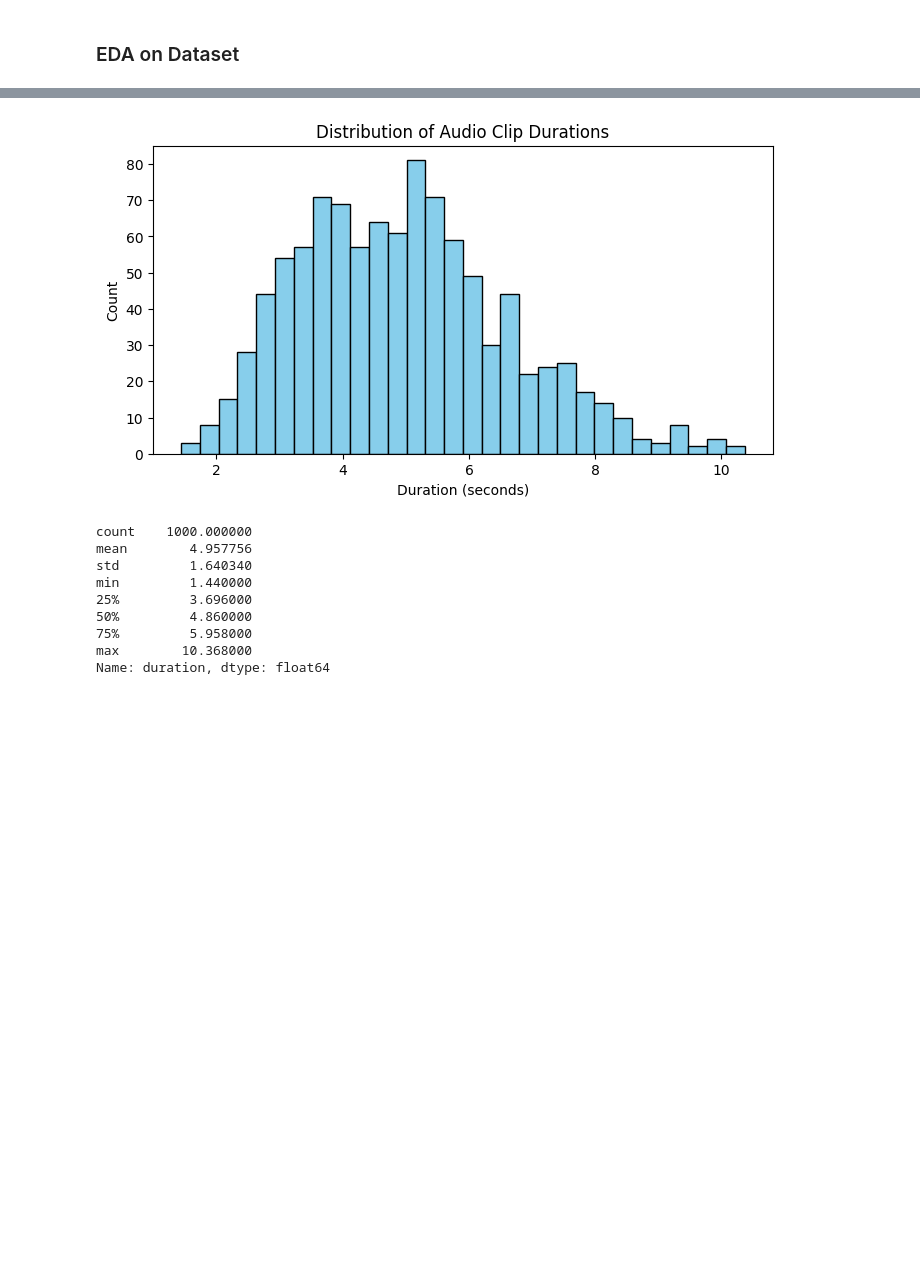
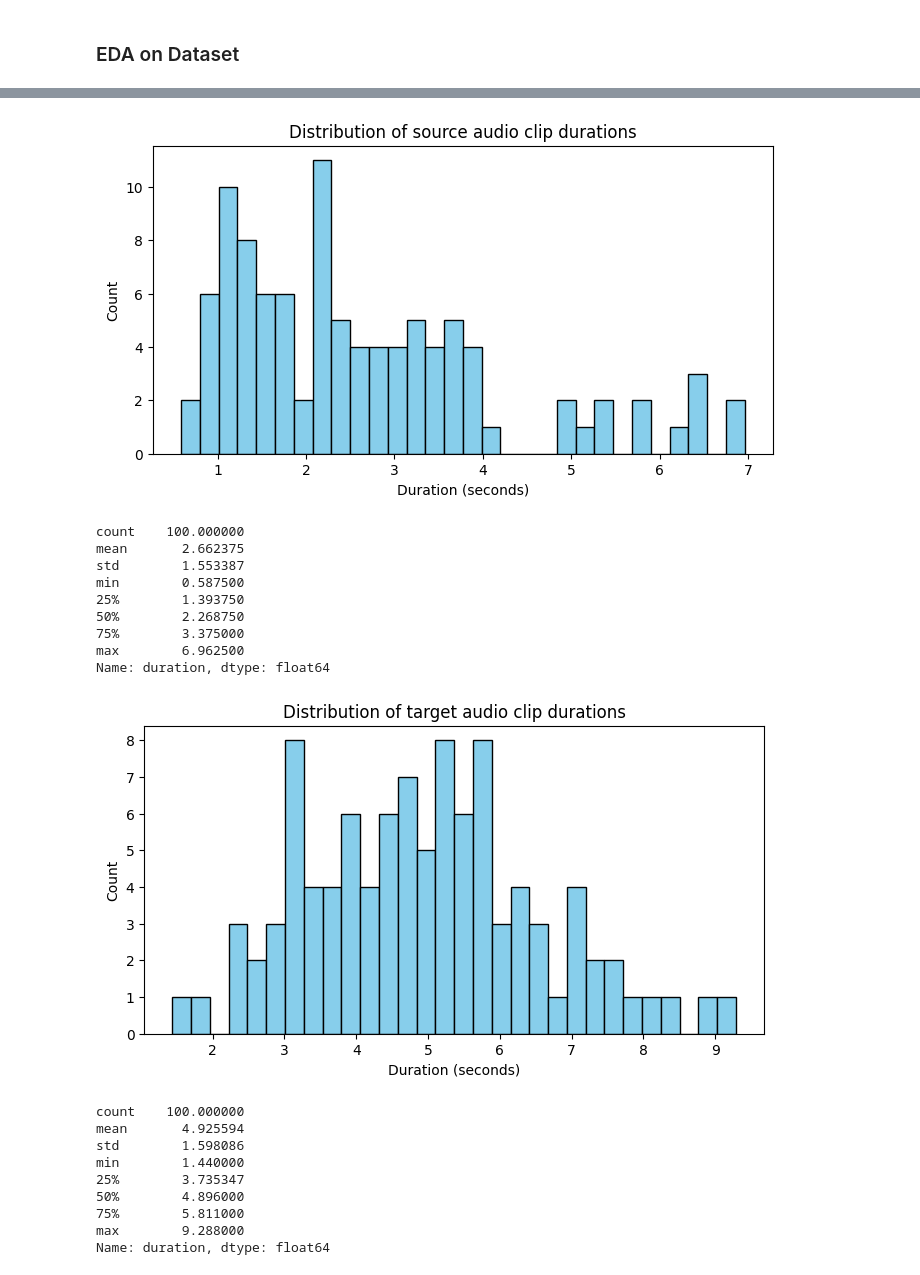
Before and after one commit to TERABYTE05/SwiftSync, a Jupyter notebook: setup_check.ipynb, the cells around one changed output, grey strips where cells are left out. Drawn from its saved outputs; the diff is of its cells as text; code cells hidden in the pictures; blank space fills up the shorter version.

```diff
--- a/setup_check.ipynb
+++ b/setup_check.ipynb
@@ -182,5 +224,7 @@ for root, dirs, files in os.walk(extract_directory):
 # %%
 # Total audio files
-audio_files = glob.glob(os.path.join(extract_directory, '**/*.mp3'), recursive = True)
-print(f'{len(audio_files)} found')
+audio_files_src = glob.glob(os.path.join(extract_directory_src, '**/*.wav'), recursive = True)
+audio_files_tgt = glob.glob(os.path.join(extract_directory_tgt, '**/*.mp3'), recursive = True)
+print(f'{len(audio_files_src)} English audio found')
+print(f'{len(audio_files_tgt)} Welsh audio found')
 # %% [output]
@@ -188,9 +233,15 @@ print(f'{len(audio_files)} found')
 # %%
 # Metadata from audio files
-metadata = []
-for audio in audio_files[:1000]:
+metadata_src, metadata_tgt = [], []
+
+for audio in audio_files_src[:100]:
   y, sr = librosa.load(audio, sr = None)
   duration = librosa.get_duration(y=y, sr=sr)
-  metadata.append({'path': audio, 'duration': duration, 'sr' : sr})
-df = pd.DataFrame(metadata)
-df.head()
+  metadata_src.append({'path': audio, 'duration': duration, 'sr' : sr})
+source = pd.DataFrame(metadata_src)
+
+for audio in audio_files_tgt[:100]:
+  y, sr = librosa.load(audio, sr = None)
+  duration = librosa.get_duration(y=y, sr=sr)
+  metadata_tgt.append({'path': audio, 'duration': duration, 'sr' : sr})
+target = pd.DataFrame(metadata_tgt)
@@ -204,20 +264,38 @@ df.head()
 # %%
 # Duration distribution
 plt.figure(figsize=(8, 4))
-plt.hist(df['duration'], bins=30, color='skyblue', edgecolor='black')
+plt.hist(source['duration'], bins=30, color='skyblue', edgecolor='black')
 plt.xlabel("Duration (seconds)")
 plt.ylabel("Count")
-plt.title("Distribution of Audio Clip Durations")
+plt.title("Distribution of source audio clip durations")
 plt.show()
-print(df['duration'].describe())
+print(source['duration'].describe())
+
+plt.figure(figsize=(8, 4))
+plt.hist(target['duration'], bins=30, color='skyblue', edgecolor='black')
+plt.xlabel("Duration (seconds)")
+plt.ylabel("Count")
+plt.title("Distribution of target audio clip durations")
+plt.show()
+print(target['duration'].describe())
 # %% [output]
-[figure, old version]
+[figure, new version]
-count    1000.000000
-mean        4.957756
-std         1.640340
-min         1.440000
-25%         3.696000
-50%         4.860000
-75%         5.958000
-max        10.368000
+count    100.000000
+mean       2.662375
+std        1.553387
+min        0.587500
+25%        1.393750
+50%        2.268750
+75%        3.375000
+max        6.962500
 Name: duration, dtype: float64
+[figure, added]
+count    100.000000
+mean       4.925594
+std        1.598086
+min        1.440000
+25%        3.735347
+50%        4.896000
+75%        5.811000
+max        9.288000
+Name: duration, dtype: float64
```
Also changed, not shown: parts of 27 cells of this notebook, 4 other files.
